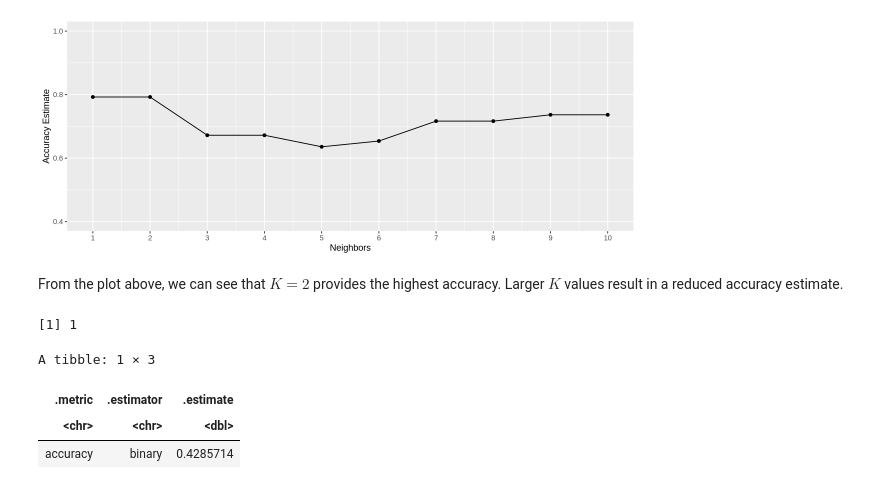
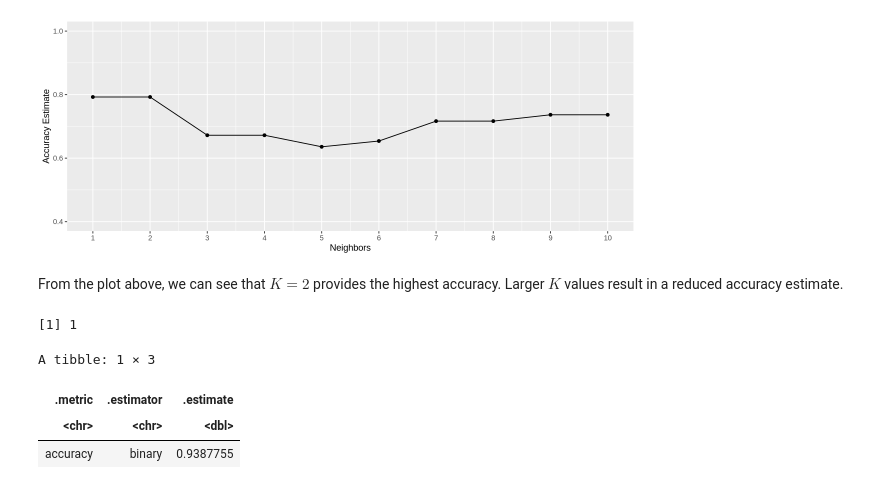
Before and after one commit to IFQXK/DSCI-100-project-group-19, a Jupyter notebook: Group Project.ipynb, the cells around one changed output. Saved outputs shown, nothing was run; the diff lists cells and outputs as text; code cells hidden in the pictures.

```diff
--- a/Group Project.ipynb
+++ b/Group Project.ipynb
@@ -342,28 +324,28 @@ From the plot above, we can see that $K = 2$ provides the highest accuracy. Larg
 # %%
 best_k <- accuracies |>
         arrange(desc(mean)) |>
         head(1) |>
         pull(neighbors)
 best_k
 
 knn_spec <- nearest_neighbor(weight_func = "rectangular", neighbors = best_k) |>
     set_engine("kknn") |>
     set_mode("classification")
 
 knn_fit <- workflow() |>
   add_recipe(players_recipe) |>
   add_model(knn_spec) |>
-  fit(data = players_training)
+  fit(data = players_testing)
 
 players_test_predictions <- predict(knn_fit, players_testing) |>
 bind_cols(players_testing)
 
 players_test_predictions |>
   metrics(truth = subscribe, estimate = .pred_class) |>
   filter(.metric == "accuracy")
 # %% [output]
 [1] 1
 A tibble: 1 × 3
 | .metric | .estimator | .estimate |
 | <chr> | <chr> | <dbl> |
-| accuracy | binary | 0.4285714 |
+| accuracy | binary | 0.9387755 |
```
Also changed, not shown: parts of 2 cells of this notebook.
